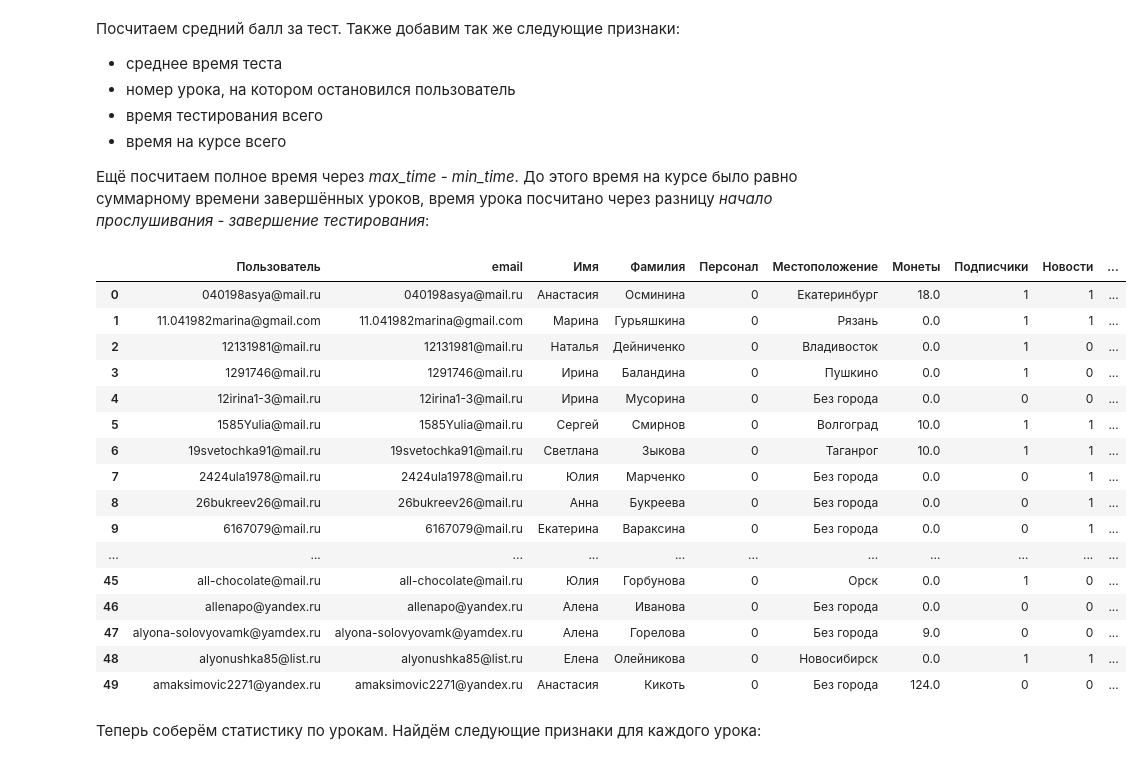
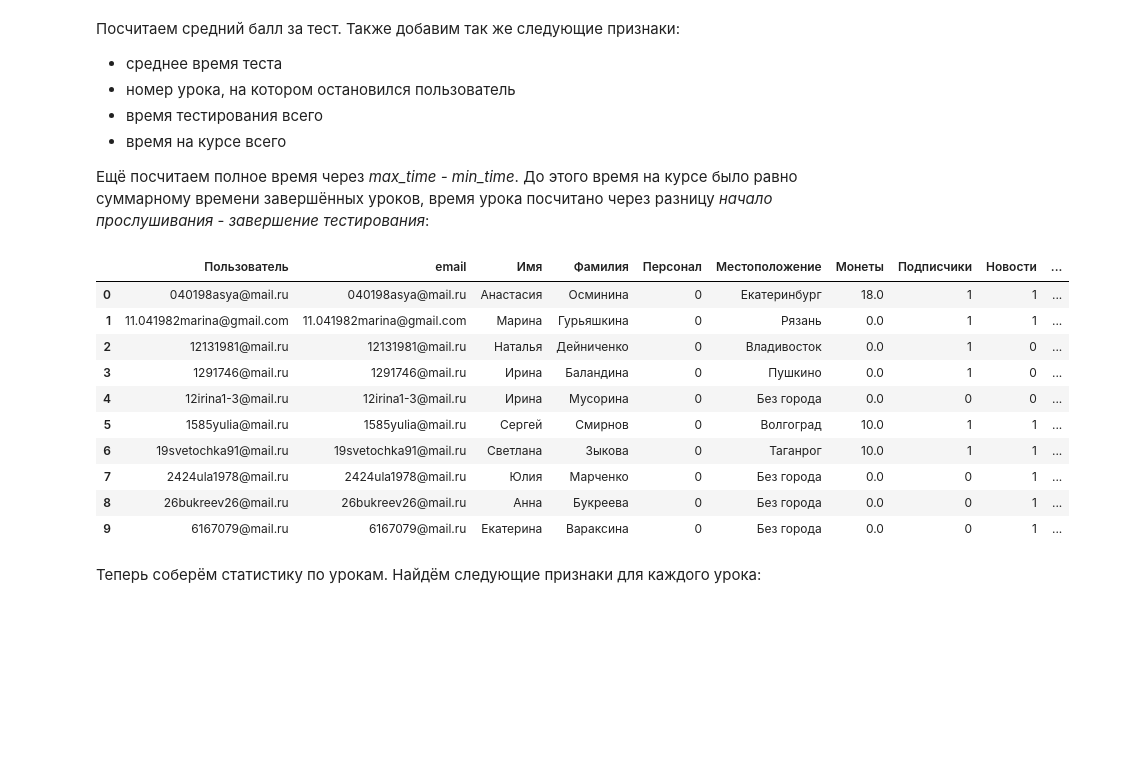
Before and after one commit to MaximZhambalov/Hackatone_10_2024_SF, a Jupyter notebook: 2_merge.ipynb, the cells around one changed output. Drawn from its saved outputs; the diff is of its cells as text; code cells hidden in the pictures; blank space fills up the shorter version.

```diff
--- a/2_merge.ipynb
+++ b/2_merge.ipynb
@@ -87,3 +84,5 @@ lessons_total_dict = counter_list_to_dict(lessons_total)
+# %%
+lesson_stats['Пользователь'] = lesson_stats['Пользователь'].str.lower()
 # %% [markdown]
 ### Statistics_of_the_other_users:
 # %%
@@ -140,6 +139,8 @@ memory usage: 21.8+ KB
 user_details['Пользователь'].nunique()
 # %% [output]
 654
+# %%
+user_details['Пользователь'] = user_details['Пользователь'].str.lower()
 # %% [markdown]
 ### Users:
 # %%
@@ -168,6 +169,9 @@ memory usage: 26.5+ KB
 users['EMAIL ADDRESS'].nunique()
 # %% [output]
 658
+# %%
+users['USERNAME'] = users['USERNAME'].str.lower()
+users['EMAIL ADDRESS'] = users['EMAIL ADDRESS'].str.lower()
 # %% [markdown]
 Есть один адрес который надо поправить в таблицах:
 # %% [markdown]
@@ -336,25 +344,19 @@ users_merged['Время на курсе (max-min)'] = users_merged['Польз
 # cols = ['Средняя оценка', 'Среднее время теста', 'Текущий урок', 'Время тестирования всего', 'Время на курсе (завершённые уроки)', 'Время на курсе (max-min)']
 users_merged = users_merged.fillna(0)
 # %%
-users_merged.head(50)
+users_merged.head(10)
 # %% [output]
 |  | Пользователь | email | Имя | Фамилия | Персонал | Местоположение | Монеты | Подписчики | Новости | ... |
 | 0 | 040198asya@mail.ru | 040198asya@mail.ru | Анастасия | Осминина | 0 | Екатеринбург | 18.0 | 1 | 1 | ... |
 | 1 | 11.041982marina@gmail.com | 11.041982marina@gmail.com | Марина | Гурьяшкина | 0 | Рязань | 0.0 | 1 | 1 | ... |
 | 2 | 12131981@mail.ru | 12131981@mail.ru | Наталья | Дейниченко | 0 | Владивосток | 0.0 | 1 | 0 | ... |
 | 3 | 1291746@mail.ru | 1291746@mail.ru | Ирина | Баландина | 0 | Пушкино | 0.0 | 1 | 0 | ... |
 | 4 | 12irina1-3@mail.ru | 12irina1-3@mail.ru | Ирина | Мусорина | 0 | Без города | 0.0 | 0 | 0 | ... |
-| 5 | 1585Yulia@mail.ru | 1585Yulia@mail.ru | Сергей | Смирнов | 0 | Волгоград | 10.0 | 1 | 1 | ... |
+| 5 | 1585yulia@mail.ru | 1585yulia@mail.ru | Сергей | Смирнов | 0 | Волгоград | 10.0 | 1 | 1 | ... |
 | 6 | 19svetochka91@mail.ru | 19svetochka91@mail.ru | Светлана | Зыкова | 0 | Таганрог | 10.0 | 1 | 1 | ... |
 | 7 | 2424ula1978@mail.ru | 2424ula1978@mail.ru | Юлия | Марченко | 0 | Без города | 0.0 | 0 | 1 | ... |
 | 8 | 26bukreev26@mail.ru | 26bukreev26@mail.ru | Анна | Букреева | 0 | Без города | 0.0 | 0 | 1 | ... |
 | 9 | 6167079@mail.ru | 6167079@mail.ru | Екатерина | Вараксина | 0 | Без города | 0.0 | 0 | 1 | ... |
-| ... | ... | ... | ... | ... | ... | ... | ... | ... | ... | ... |
-| 45 | all-chocolate@mail.ru | all-chocolate@mail.ru | Юлия | Горбунова | 0 | Орск | 0.0 | 1 | 0 | ... |
-| 46 | allenapo@yandex.ru | allenapo@yandex.ru | Алена | Иванова | 0 | Без города | 0.0 | 0 | 0 | ... |
-| 47 | alyona-solovyovamk@yamdex.ru | alyona-solovyovamk@yamdex.ru | Алена | Горелова | 0 | Без города | 9.0 | 0 | 0 | ... |
-| 48 | alyonushka85@list.ru | alyonushka85@list.ru | Елена | Олейникова | 0 | Новосибирск | 0.0 | 1 | 1 | ... |
-| 49 | amaksimovic2271@yandex.ru | amaksimovic2271@yandex.ru | Анастасия | Кикоть | 0 | Без города | 124.0 | 0 | 0 | ... |
 # %%
 # экспортируем датафрейм в эксель
 
```
Also changed, not shown: parts of 11 cells of this notebook, 4 other files.
